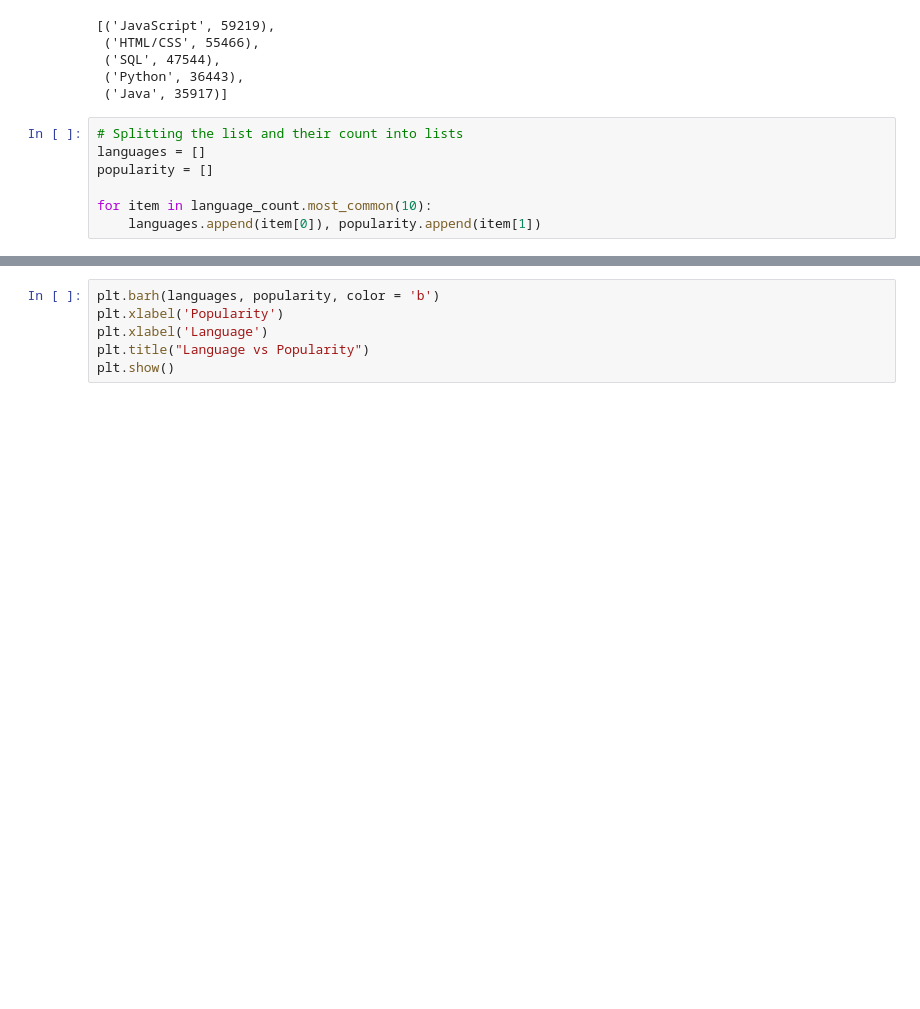
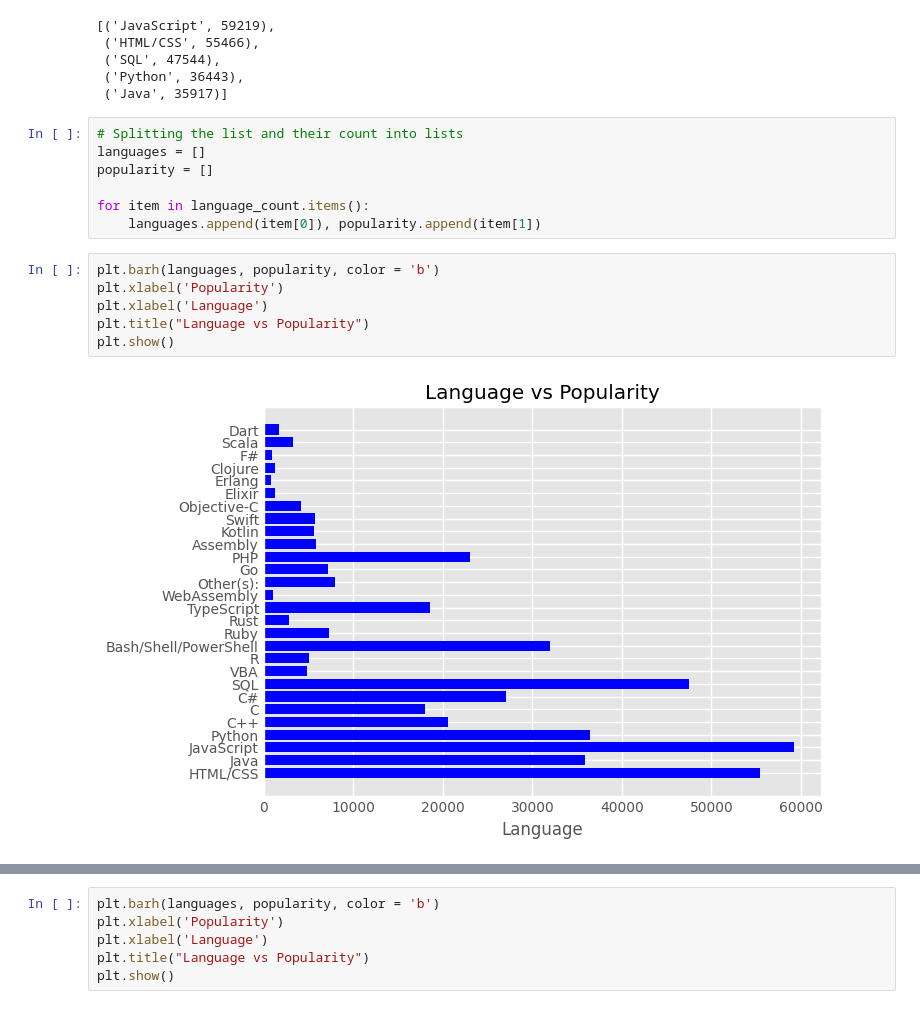
Before and after one commit to monisakhtar/ML, a Jupyter notebook: Matplotlib.ipynb, the cells around one changed output, grey strips where cells are left out. Drawn from its saved outputs; the diff is of its cells as text; blank space fills up the shorter version.

```diff
--- a/Matplotlib.ipynb
+++ b/Matplotlib.ipynb
@@ -280,5 +280,13 @@ language_count.most_common(5)
 languages = []
 popularity = []
 
-for item in language_count.most_common(10):
+for item in language_count.items():
     languages.append(item[0]), popularity.append(item[1])
+# %%
+plt.barh(languages, popularity, color = 'b')
+plt.xlabel('Popularity')
+plt.xlabel('Language')
+plt.title("Language vs Popularity")
+plt.show()
+# %% [output]
+[figure, added]
```
Also changed, not shown: parts of 7 cells of this notebook.
